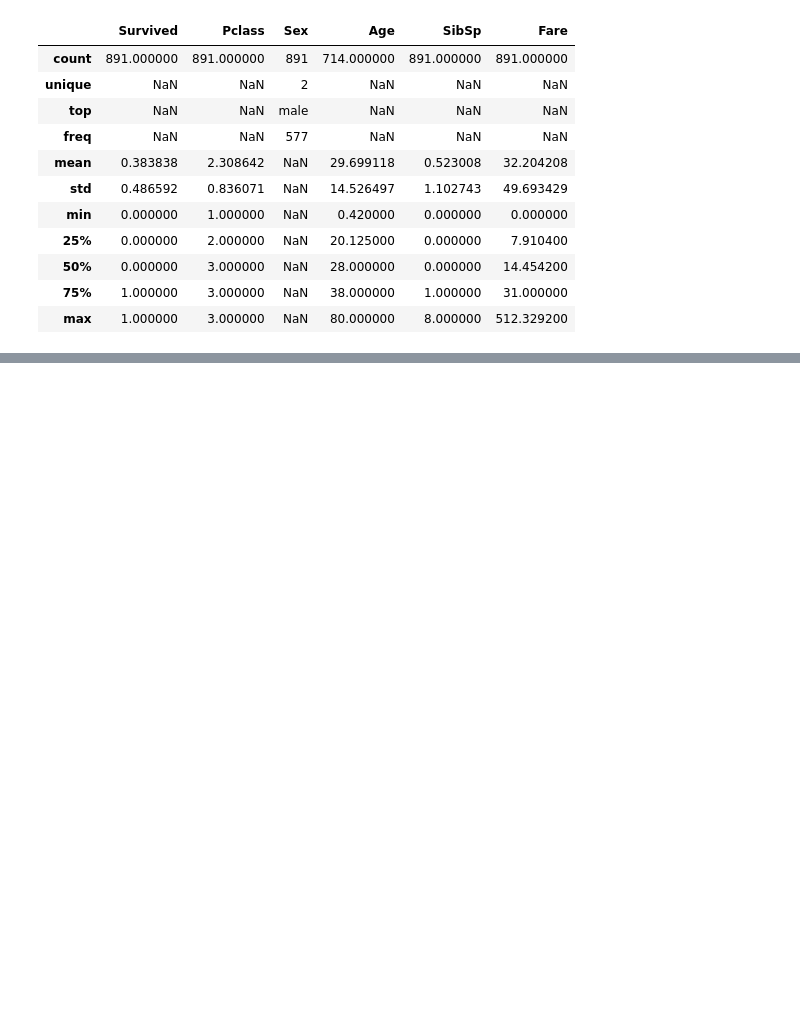
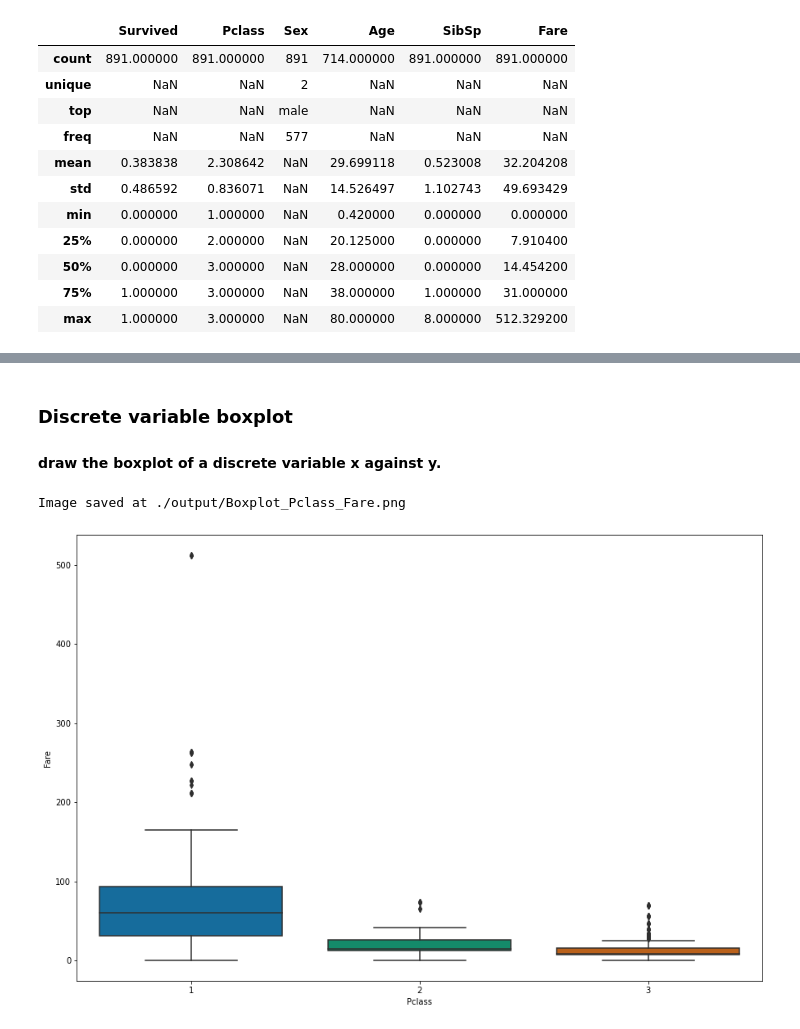
Before and after one commit to onlyabhilash/A-FeatureEngg, a Jupyter notebook: feature-engineering-and-feature-selection-master/1_Demo_Data_Explore.ipynb, the cells around one changed output, grey strips where cells are left out. Drawn from its saved outputs; the diff is of its cells as text; code cells hidden in the pictures; blank space fills up the shorter version.

```diff
--- a/feature-engineering-and-feature-selection-master/1_Demo_Data_Explore.ipynb
+++ b/feature-engineering-and-feature-selection-master/1_Demo_Data_Explore.ipynb
@@ -55,0 +72,8 @@ result saved at: ./output/describe.csv
+# %% [markdown]
+### Discrete variable boxplot
+#### draw the boxplot of a discrete variable x against y.
+# %%
+explore.discrete_var_boxplot(x='Pclass',y='Fare',data=data,output_path='./output/')
+# %% [output]
+Image saved at ./output/Boxplot_Pclass_Fare.png
+[figure, added]
```
Also changed, not shown: parts of 12 cells of this notebook, 7 other files.
